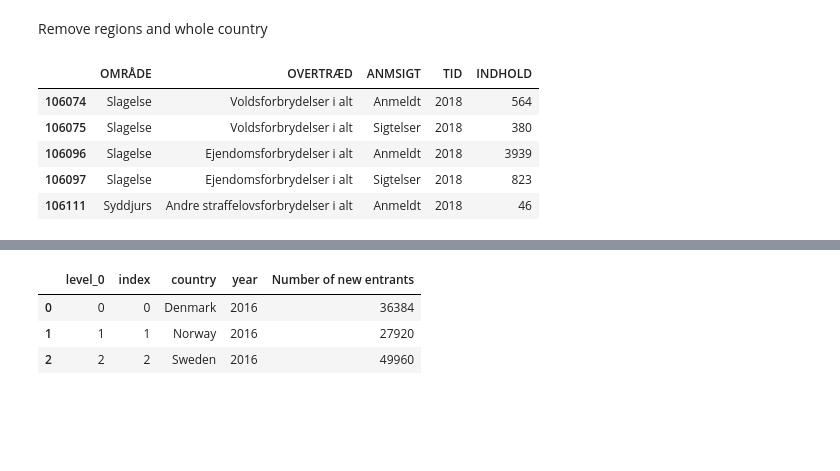
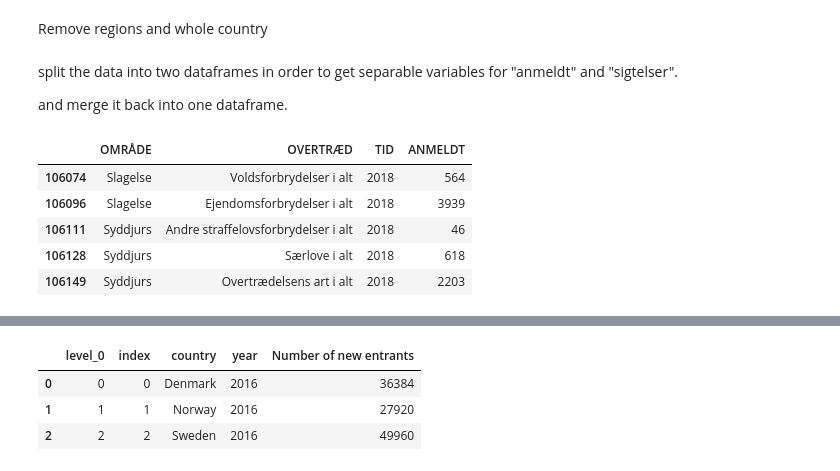
Before and after one commit to NumEconCopenhagen/projects-2019-cl, a Jupyter notebook: dataproject/dataproject/Assignment.ipynb, the cells around one changed output, grey strips where cells are left out. Drawn from its saved outputs; the diff is of its cells as text; code cells hidden in the pictures; blank space fills up the shorter version.

```diff
--- a/dataproject/dataproject/Assignment.ipynb
+++ b/dataproject/dataproject/Assignment.ipynb
@@ -213,16 +213,23 @@ for val in ['Region', 'Hele landet']:
     crime_api = crime_api.loc[I == False] # keep everything else
 
 #crime_api.sample(100)
+# %% [markdown]
+split the data into two dataframes in order to get separable variables for "anmeldt" and "sigtelser".
+
+and merge it back into one dataframe.
 # %%
 K = crime_api.OVERTRÆD.str.contains('i alt')
 
-crime_kom = crime_api[K]
-crime_kom_y = crime_kom.loc[crime_kom['TID'] == 2018,:]
-crime_kom_y.head()
+crime_kom = crime_api[K].copy()
+crime_kom_anm = crime_kom.loc[(crime_kom['TID'] == 2018) &
+              (crime_api['ANMSIGT'] == 'Anmeldt'),:]
+crime_kom_anm.rename(columns = {'INDHOLD':'ANMELDT'}, inplace=True)
+del crime_kom_anm['ANMSIGT']
+crime_kom_anm.head()
 # %% [output]
-|  | OMRÅDE | OVERTRÆD | ANMSIGT | TID | INDHOLD |
-| 106074 | Slagelse | Voldsforbrydelser i alt | Anmeldt | 2018 | 564 |
-| 106075 | Slagelse | Voldsforbrydelser i alt | Sigtelser | 2018 | 380 |
-| 106096 | Slagelse | Ejendomsforbrydelser i alt | Anmeldt | 2018 | 3939 |
-| 106097 | Slagelse | Ejendomsforbrydelser i alt | Sigtelser | 2018 | 823 |
-| 106111 | Syddjurs | Andre straffelovsforbrydelser i alt | Anmeldt | 2018 | 46 |
+|  | OMRÅDE | OVERTRÆD | TID | ANMELDT |
+| 106074 | Slagelse | Voldsforbrydelser i alt | 2018 | 564 |
+| 106096 | Slagelse | Ejendomsforbrydelser i alt | 2018 | 3939 |
+| 106111 | Syddjurs | Andre straffelovsforbrydelser i alt | 2018 | 46 |
+| 106128 | Syddjurs | Særlove i alt | 2018 | 618 |
+| 106149 | Syddjurs | Overtrædelsens art i alt | 2018 | 2203 |
```
Also changed, not shown: parts of 15 cells of this notebook.
